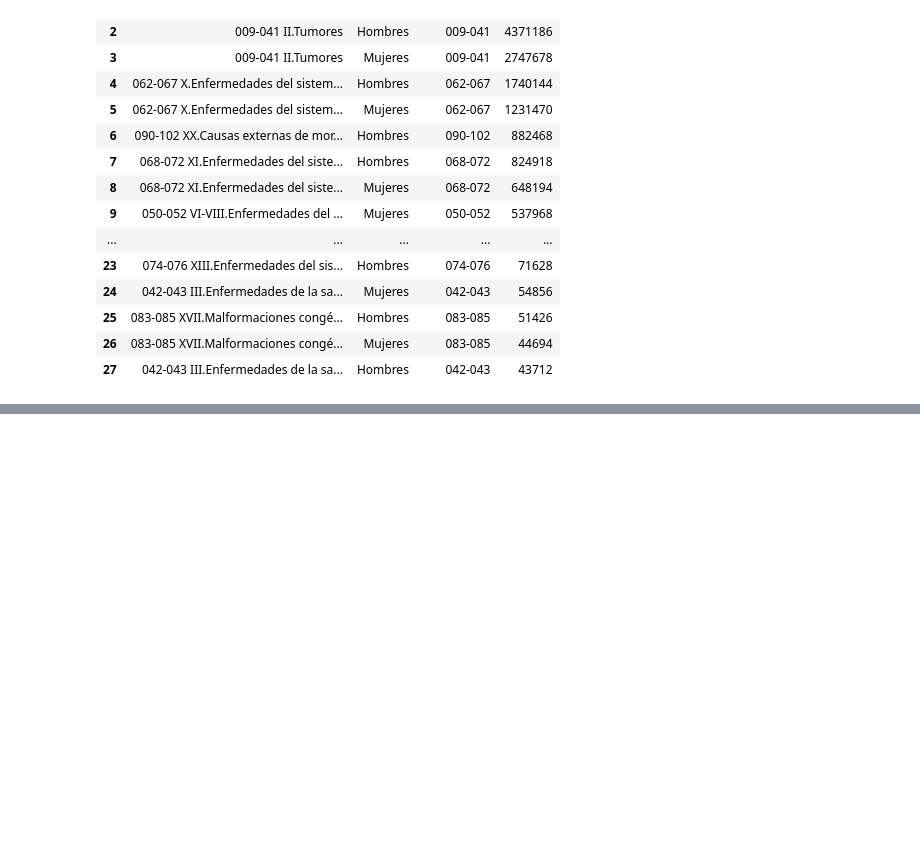
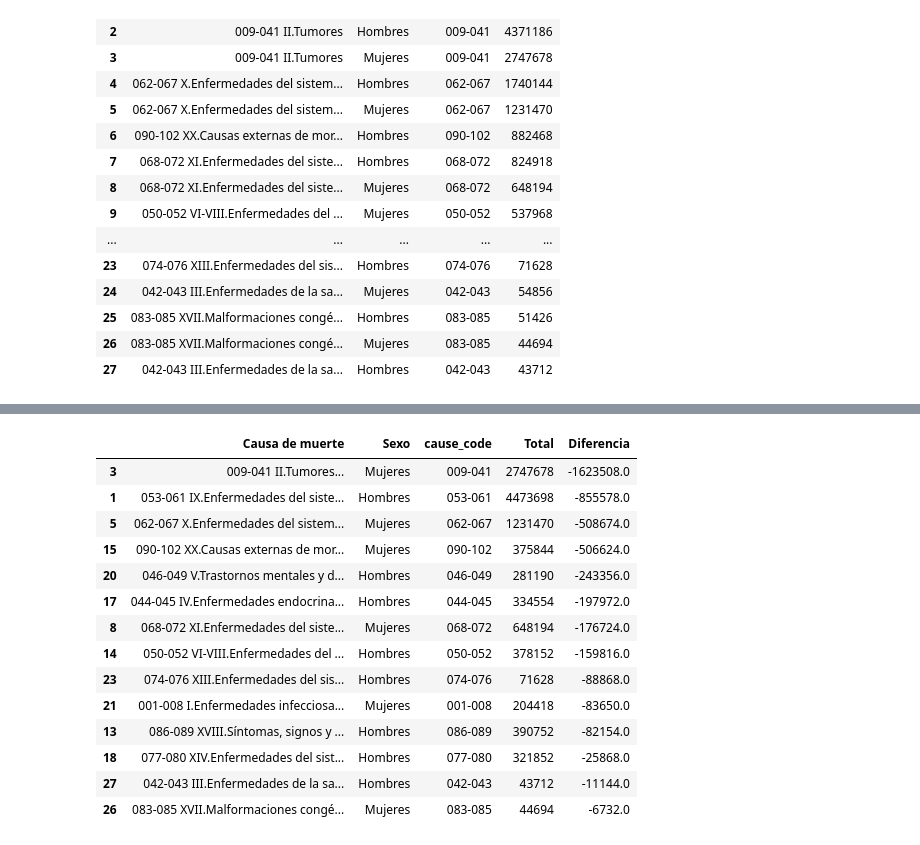
Before and after one commit to silviluliuma/deadly_viz_challenge, a Jupyter notebook: notebooks/deadly_viz_challenge.ipynb, the cells around one changed output, grey strips where cells are left out. Cells and saved outputs as stored; diff of their text form; code cells hidden in the pictures; blank space fills up the shorter version.

```diff
--- a/notebooks/deadly_viz_challenge.ipynb
+++ b/notebooks/deadly_viz_challenge.ipynb
@@ -479,0 +488,25 @@ fig
+# %%
+#Quiero calcular cuál es el grupo de enfermedades con mayor diferencia entre hombres y mujeres.
+
+total_muertes_por_sexo_causa['Diferencia'] = total_muertes_por_sexo_causa.groupby('Causa de muerte')['Total'].diff()
+total_muertes_sin_nulos = total_muertes_por_sexo_causa.dropna()
+total_muertes_sin_nulos.sort_values(by=["Diferencia"], inplace=True)
+total_muertes_sin_nulos
+
+#La mayor diferencia está en el grupo Tumores, donde los hombres han muerto un 59.14% más que las mujeres, a pesar de tener una esperanza de vida menor que estas.
+# %% [output]
+|  | Causa de muerte | Sexo | cause_code | Total | Diferencia |
+| 3 | 009-041 II.Tumores... | Mujeres | 009-041 | 2747678 | -1623508.0 |
+| 1 | 053-061 IX.Enfermedades del siste... | Hombres | 053-061 | 4473698 | -855578.0 |
+| 5 | 062-067 X.Enfermedades del sistem... | Mujeres | 062-067 | 1231470 | -508674.0 |
+| 15 | 090-102 XX.Causas externas de mor... | Mujeres | 090-102 | 375844 | -506624.0 |
+| 20 | 046-049 V.Trastornos mentales y d... | Hombres | 046-049 | 281190 | -243356.0 |
+| 17 | 044-045 IV.Enfermedades endocrina... | Hombres | 044-045 | 334554 | -197972.0 |
+| 8 | 068-072 XI.Enfermedades del siste... | Mujeres | 068-072 | 648194 | -176724.0 |
+| 14 | 050-052 VI-VIII.Enfermedades del ... | Hombres | 050-052 | 378152 | -159816.0 |
+| 23 | 074-076 XIII.Enfermedades del sis... | Hombres | 074-076 | 71628 | -88868.0 |
+| 21 | 001-008 I.Enfermedades infecciosa... | Mujeres | 001-008 | 204418 | -83650.0 |
+| 13 | 086-089 XVIII.Síntomas, signos y ... | Hombres | 086-089 | 390752 | -82154.0 |
+| 18 | 077-080 XIV.Enfermedades del sist... | Hombres | 077-080 | 321852 | -25868.0 |
+| 27 | 042-043 III.Enfermedades de la sa... | Hombres | 042-043 | 43712 | -11144.0 |
+| 26 | 083-085 XVII.Malformaciones congé... | Mujeres | 083-085 | 44694 | -6732.0 |
```
Also changed, not shown: parts of 9 cells of this notebook.
